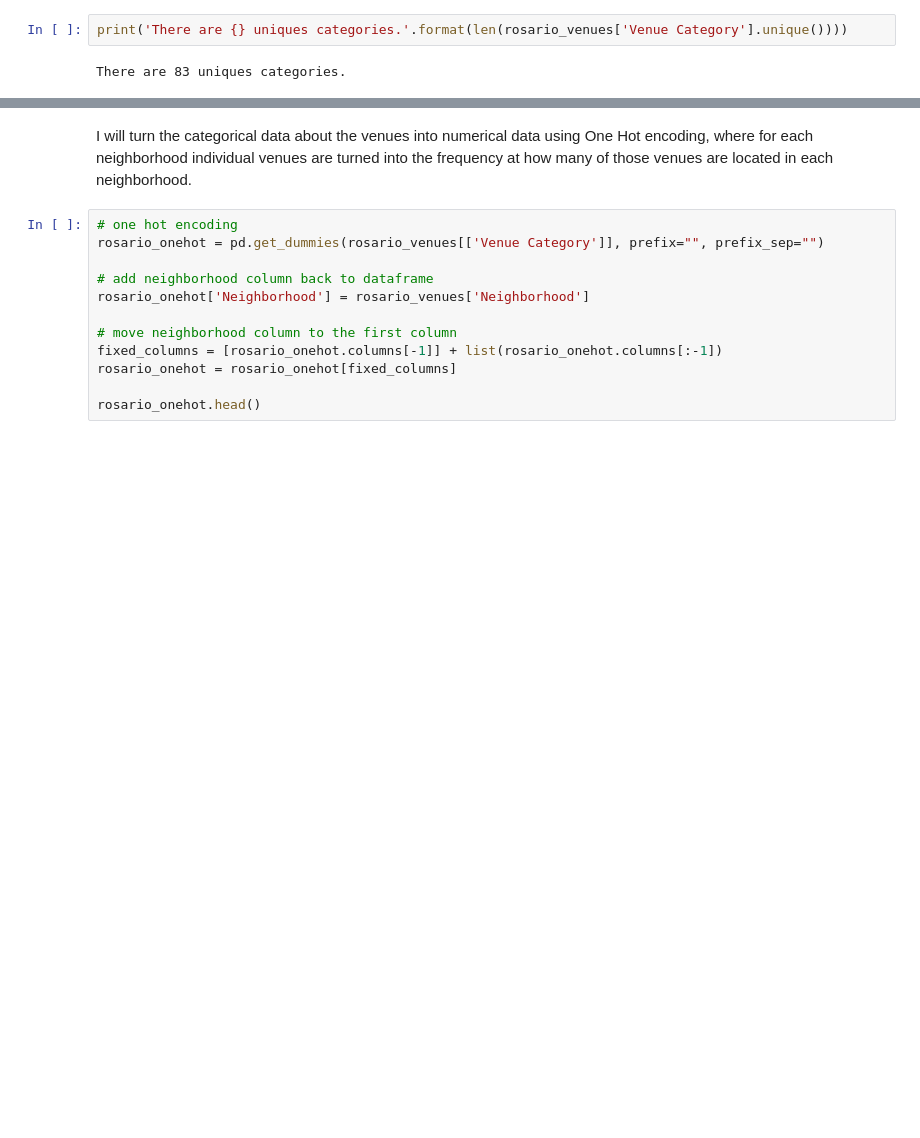
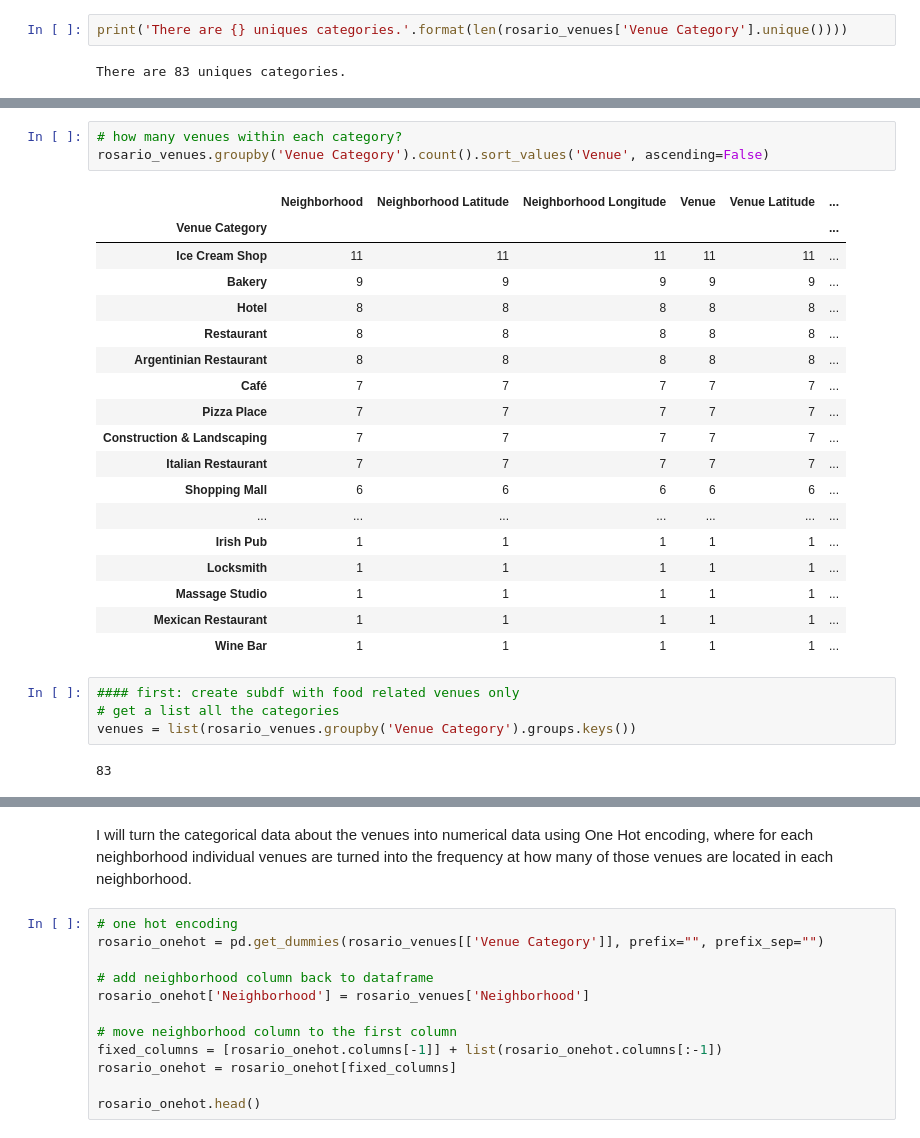
Before and after one commit to alinasansevich/Coursera_Capstone, a Jupyter notebook: Clustering-Neighborhoods-in-Rosario.ipynb, the cells around one changed output, grey strips where cells are left out. Saved outputs shown, nothing was run; the diff lists cells and outputs as text; blank space fills up the shorter version.

```diff
--- a/Clustering-Neighborhoods-in-Rosario.ipynb
+++ b/Clustering-Neighborhoods-in-Rosario.ipynb
@@ -511,0 +599,28 @@ There are 83 uniques categories.
+# %%
+# how many venues within each category?
+rosario_venues.groupby('Venue Category').count().sort_values('Venue', ascending=False)
+# %% [output]
+|  | Neighborhood | Neighborhood Latitude | Neighborhood Longitude | Venue | Venue Latitude | ... |
+| Venue Category |  |  |  |  |  | ... |
+| Ice Cream Shop | 11 | 11 | 11 | 11 | 11 | ... |
+| Bakery | 9 | 9 | 9 | 9 | 9 | ... |
+| Hotel | 8 | 8 | 8 | 8 | 8 | ... |
+| Restaurant | 8 | 8 | 8 | 8 | 8 | ... |
+| Argentinian Restaurant | 8 | 8 | 8 | 8 | 8 | ... |
+| Café | 7 | 7 | 7 | 7 | 7 | ... |
+| Pizza Place | 7 | 7 | 7 | 7 | 7 | ... |
+| Construction & Landscaping | 7 | 7 | 7 | 7 | 7 | ... |
+| Italian Restaurant | 7 | 7 | 7 | 7 | 7 | ... |
+| Shopping Mall | 6 | 6 | 6 | 6 | 6 | ... |
+| ... | ... | ... | ... | ... | ... | ... |
+| Irish Pub | 1 | 1 | 1 | 1 | 1 | ... |
+| Locksmith | 1 | 1 | 1 | 1 | 1 | ... |
+| Massage Studio | 1 | 1 | 1 | 1 | 1 | ... |
+| Mexican Restaurant | 1 | 1 | 1 | 1 | 1 | ... |
+| Wine Bar | 1 | 1 | 1 | 1 | 1 | ... |
+# %%
+#### first: create subdf with food related venues only
+# get a list all the categories
+venues = list(rosario_venues.groupby('Venue Category').groups.keys())
+# %% [output]
+83
```
Also changed, not shown: parts of 17 cells of this notebook.
